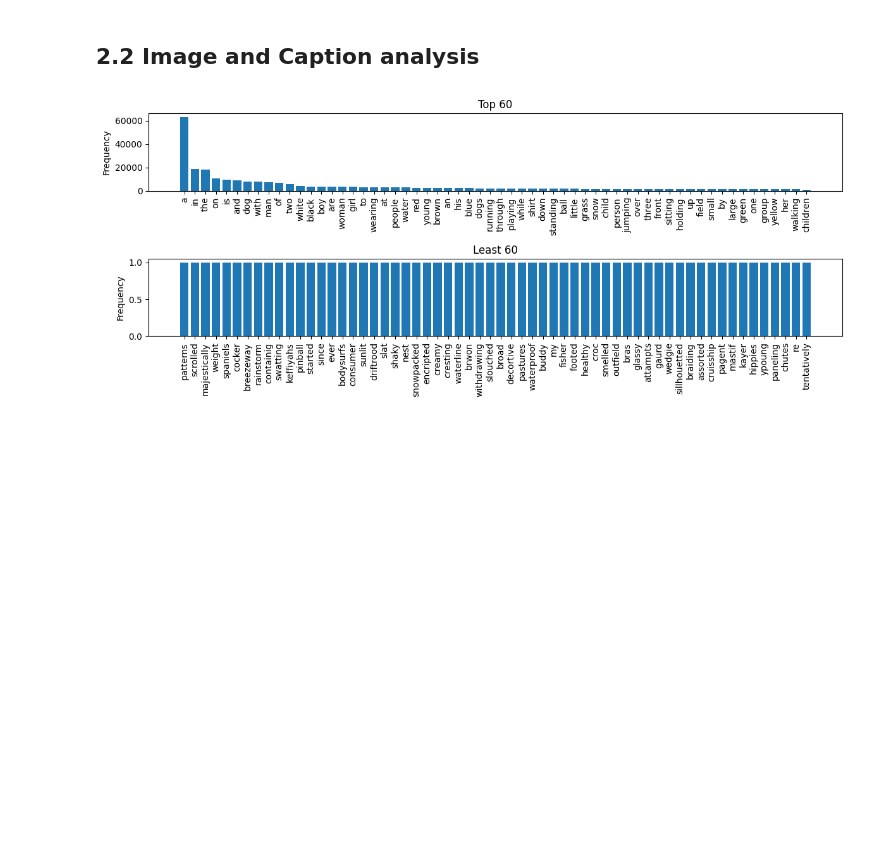
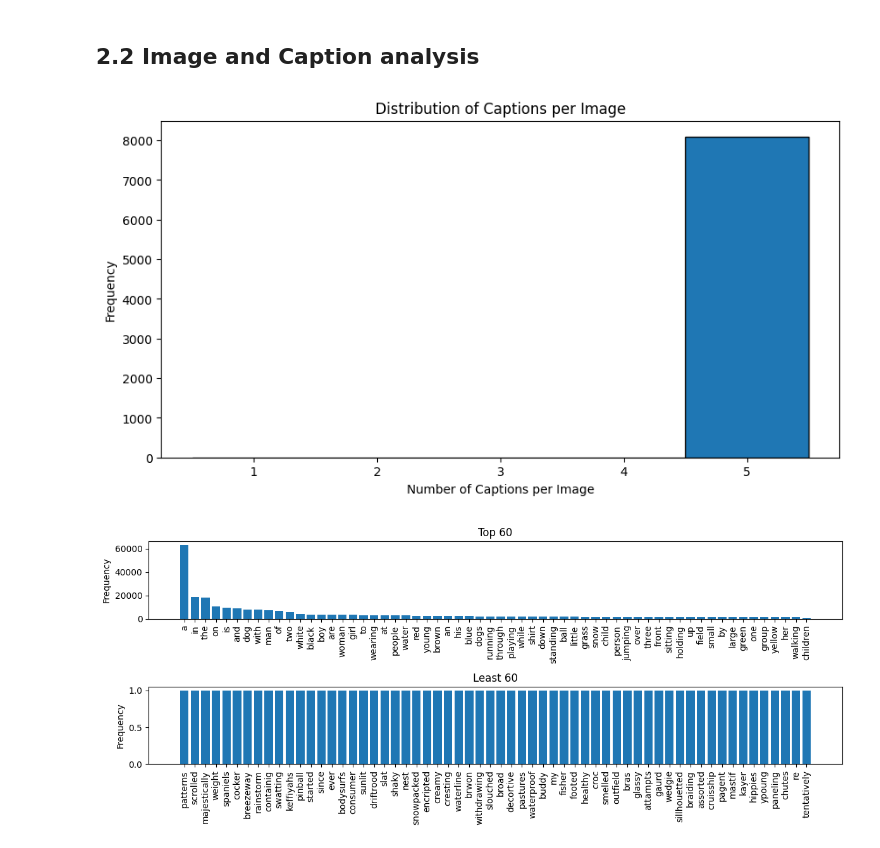
Before and after one commit to Nivocoegi/ADL_multimodal-retrieval, a Jupyter notebook: notebooks/ADL_multimodel_retrieval.ipynb, the cells around one changed output. Cells and saved outputs as stored; diff of their text form; code cells hidden in the pictures; blank space fills up the shorter version.

```diff
--- a/notebooks/ADL_multimodel_retrieval.ipynb
+++ b/notebooks/ADL_multimodel_retrieval.ipynb
@@ -118,5 +121,19 @@ plt.show()
 # %% [markdown]
 ## 2.2 Image and Caption analysis
+# %%
+# captions per image
+
+captions_per_image = captions.groupby("filename").size()
+fig, ax = plt.subplots(figsize=(10, 5))
+ax.hist(captions_per_image, bins=range(1, captions_per_image.max()+
+2), align='left', edgecolor='black')
+ax.set_xlabel("Number of Captions per Image")
+ax.set_ylabel("Frequency")
+ax.set_title("Distribution of Captions per Image")
+plt.xticks(range(1, captions_per_image.max()+1))
+plt.show()
+# %% [output]
+[figure, added]
 # %%
 # combine all captions into one large text
 text = " ".join(captions["caption"].astype(str)).lower()
```
Also changed, not shown: parts of 14 cells of this notebook, 5 other files.
